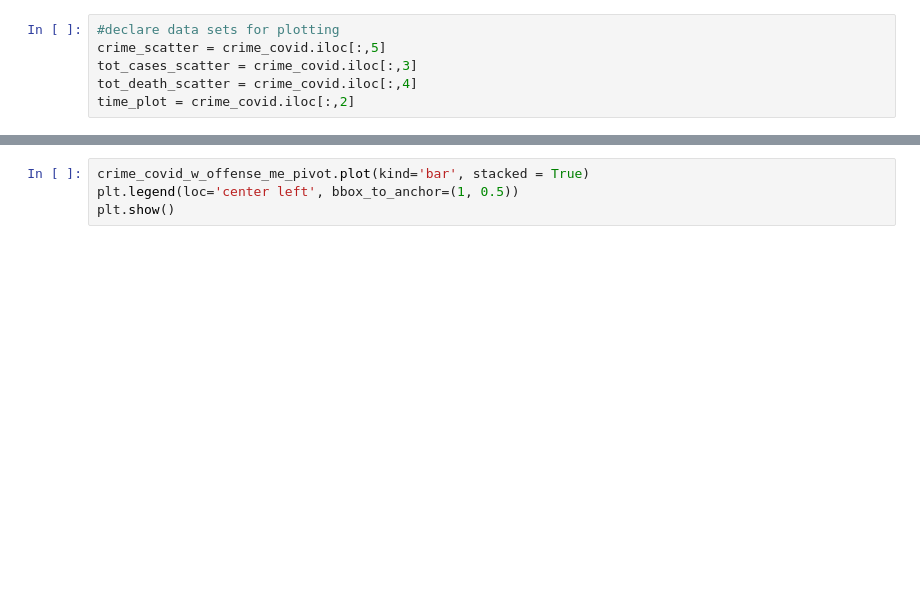
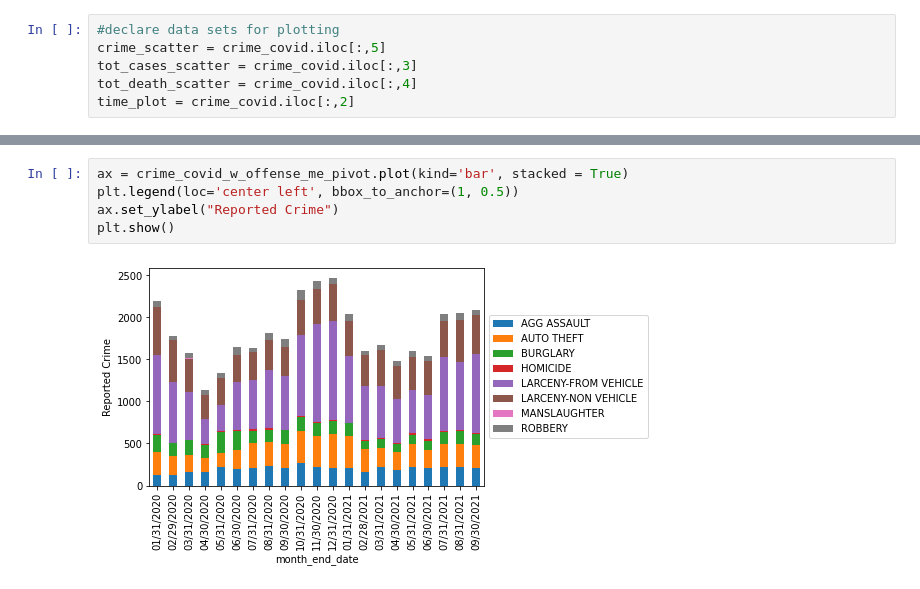
Before and after one commit to iiiramal/project-1-team-4, a Jupyter notebook: project-1-team-4.ipynb, the cells around one changed output, grey strips where cells are left out. Drawn from its saved outputs; the diff is of its cells as text; blank space fills up the shorter version.

```diff
--- a/project-1-team-4.ipynb
+++ b/project-1-team-4.ipynb
@@ -378,5 +830,8 @@ crime_covid_w_offense_me_pivot
 # %%
-crime_covid_w_offense_me_pivot.plot(kind='bar', stacked = True)
+ax = crime_covid_w_offense_me_pivot.plot(kind='bar', stacked = True)
 plt.legend(loc='center left', bbox_to_anchor=(1, 0.5))
+ax.set_ylabel("Reported Crime")
 plt.show()
+# %% [output]
+[figure, added]
 # %%
```
Also changed, not shown: parts of 46 cells of this notebook, 1 other file.
